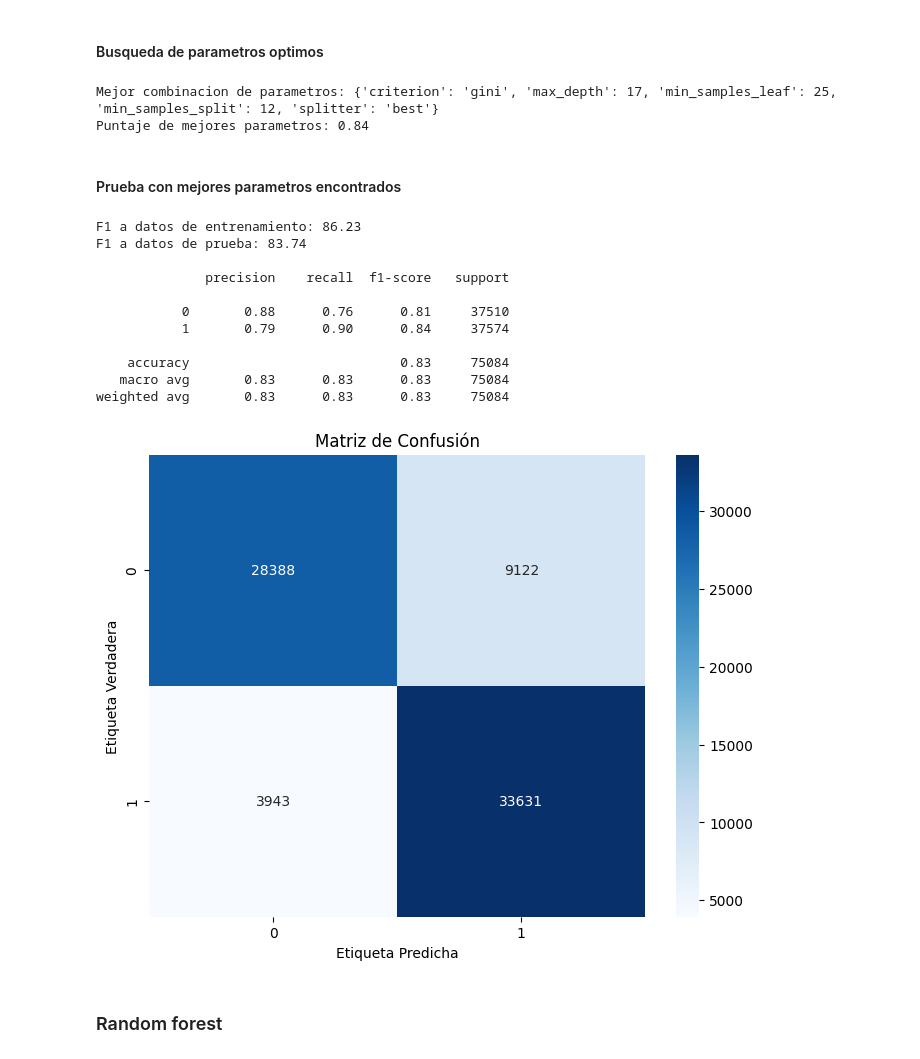
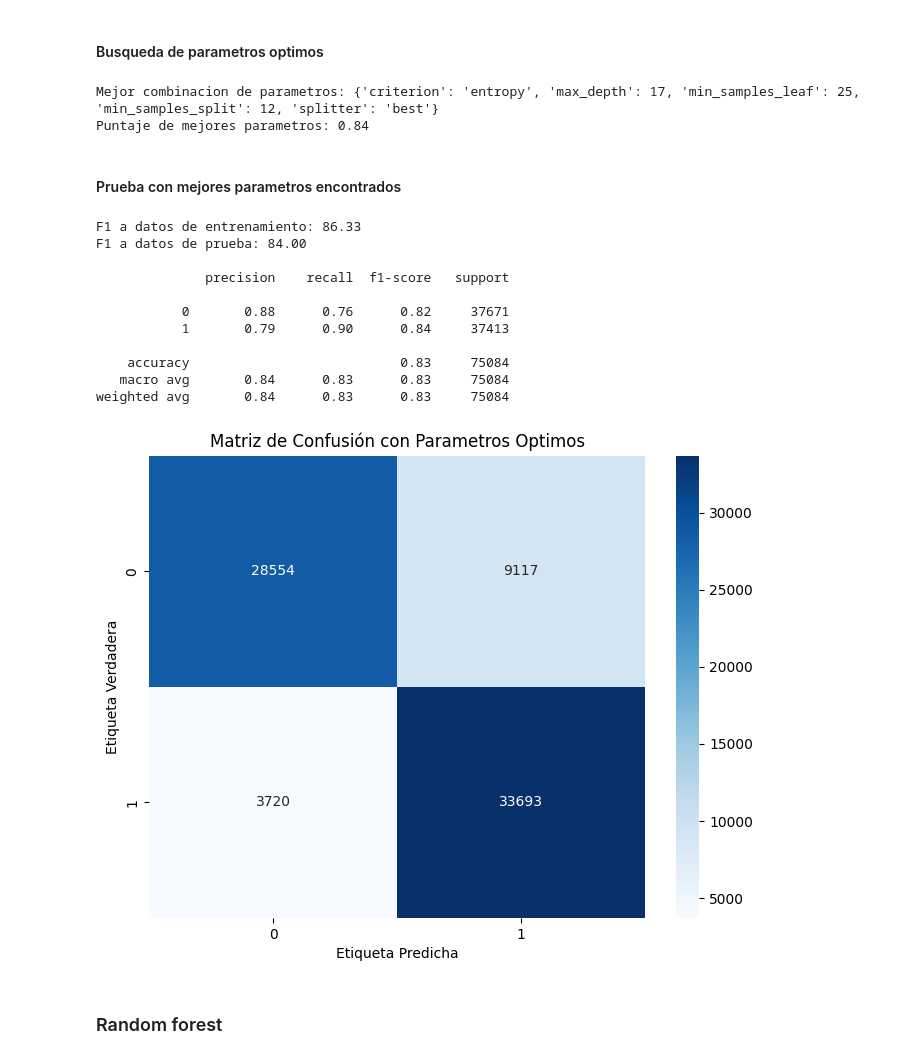
Before and after one commit to ErronBlood/CloudComputingAI, a Jupyter notebook: CloudComputingAI.ipynb, the cells around one changed output. Saved outputs shown, nothing was run; the diff lists cells and outputs as text; code cells hidden in the pictures.

```diff
--- a/CloudComputingAI.ipynb
+++ b/CloudComputingAI.ipynb
@@ -294,7 +293,7 @@ Puntaje de mejores parametros: 0.79
 # %% [markdown]
 #### Prueba con mejores parametros encontrados
 # %%
-lr = LogisticRegression(C=0.00001 ,max_iter=500, penalty='l2', solver='liblinear')
+lr = LogisticRegression(C=0.0001 ,max_iter=500, penalty='l2', solver='liblinear')
 
 #Entrenamiento del modelo con banco de entrenamieno escalado
 lr.fit(X_train_scaled, y_train)
@@ -316,7 +315,7 @@ labels = np.unique(y_test)
 df_cm = pd.DataFrame(cmatrix, index=labels, columns=labels)
 plt.figure(figsize=(8, 6))
 sns.heatmap(df_cm, annot=True, cmap='Blues', fmt='d')
-plt.title("Matriz de Confusión para Datos de Prueba")
+plt.title("Matriz de Confusión con Parametros Optimos")
 plt.xlabel("Etiqueta Predicha")
 plt.ylabel("Etiqueta Verdadera")
 plt.show()
@@ -382,7 +381,7 @@ weighted avg       0.81      0.81      0.81     75084
 # %% [markdown]
 #### Busqueda de parametros optimos
 # %%
-# Definicmos los valores posibles para los hiperparametros
+# Definimos los valores posibles para los hiperparametros
 
 param_grid = {
     'criterion': ['entropy', 'gini'],  # Regularization strength
@@ -400,49 +399,49 @@ comb.fit(X_train_scaled,y_train)
 print("Mejor combinacion de parametros: {:}".format(comb.best_params_))
 print("Puntaje de mejores parametros: {:.2}".format(comb.best_score_))
 # %% [output]
-Mejor combinacion de parametros: {'criterion': 'gini', 'max_depth': 17, 'min_samples_leaf': 25, 'min_samples_split': 12, 'splitter': 'best'}
+Mejor combinacion de parametros: {'criterion': 'entropy', 'max_depth': 17, 'min_samples_leaf': 25, 'min_samples_split': 12, 'splitter': 'best'}
 Puntaje de mejores parametros: 0.84
 # %% [markdown]
 #### Prueba con mejores parametros encontrados
 # %%
-dt = tree.DecisionTreeClassifier(criterion='gini', max_depth=17, min_samples_leaf=25, min_samples_split=8, splitter='best')
+dt = tree.DecisionTreeClassifier(criterion='entropy', max_depth=17, min_samples_leaf=25, min_samples_split=12, splitter='best')
 
 dt.fit(X_train_scaled, y_train)
 
 #Realizacion de predicciones con datos de entrenamiento y prueba
 y_pred_train = dt.predict(X_train_scaled)
 y_pred_test = dt.predict(X_test_scaled)
 
 #Calculo de porcentaje de recall para ambas predicciones
 dt_train_f1= f1_score(y_true= y_train, y_pred = y_pred_train) * 100
 dt_test_f1 = f1_score(y_true= y_test, y_pred = y_pred_test) * 100
 
 print('F1 a datos de entrenamiento: {:.2f}'.format(dt_train_f1))
 print('F1 a datos de prueba: {:.2f}\n'.format(dt_test_f1))
 print(classification_report(y_test, y_pred_test))
 
 cmatrix = confusion_matrix(y_test, y_pred_test)
 labels = np.unique(y_test)
 df_cm = pd.DataFrame(cmatrix, index=labels, columns=labels)
 plt.figure(figsize=(8, 6))
 sns.heatmap(df_cm, annot=True, cmap='Blues', fmt='d')
-plt.title("Matriz de Confusión")
+plt.title("Matriz de Confusión con Parametros Optimos")
 plt.xlabel("Etiqueta Predicha")
 plt.ylabel("Etiqueta Verdadera")
 plt.show()
 # %% [output]
-F1 a datos de entrenamiento: 86.23
-F1 a datos de prueba: 83.74
+F1 a datos de entrenamiento: 86.33
+F1 a datos de prueba: 84.00
 
               precision    recall  f1-score   support
 
-           0       0.88      0.76      0.81     37510
-           1       0.79      0.90      0.84     37574
+           0       0.88      0.76      0.82     37671
+           1       0.79      0.90      0.84     37413
 
     accuracy                           0.83     75084
-   macro avg       0.83      0.83      0.83     75084
-weighted avg       0.83      0.83      0.83     75084
+   macro avg       0.84      0.83      0.83     75084
+weighted avg       0.84      0.83      0.83     75084
-[figure, old version]
+[figure, new version]
 # %% [markdown]
 ### Random forest
 # %% [markdown]
```
Also changed, not shown: parts of 10 cells of this notebook.
